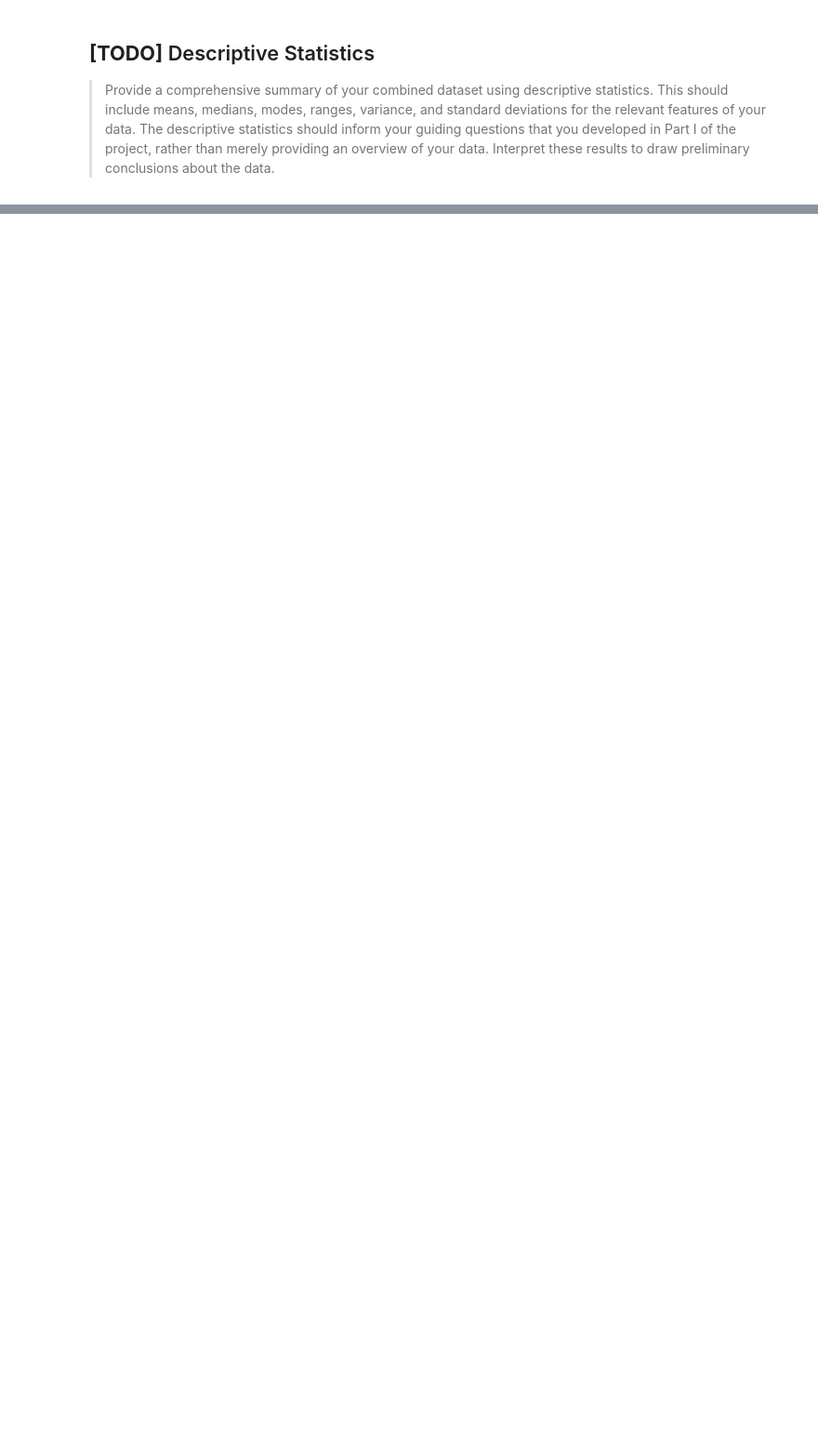
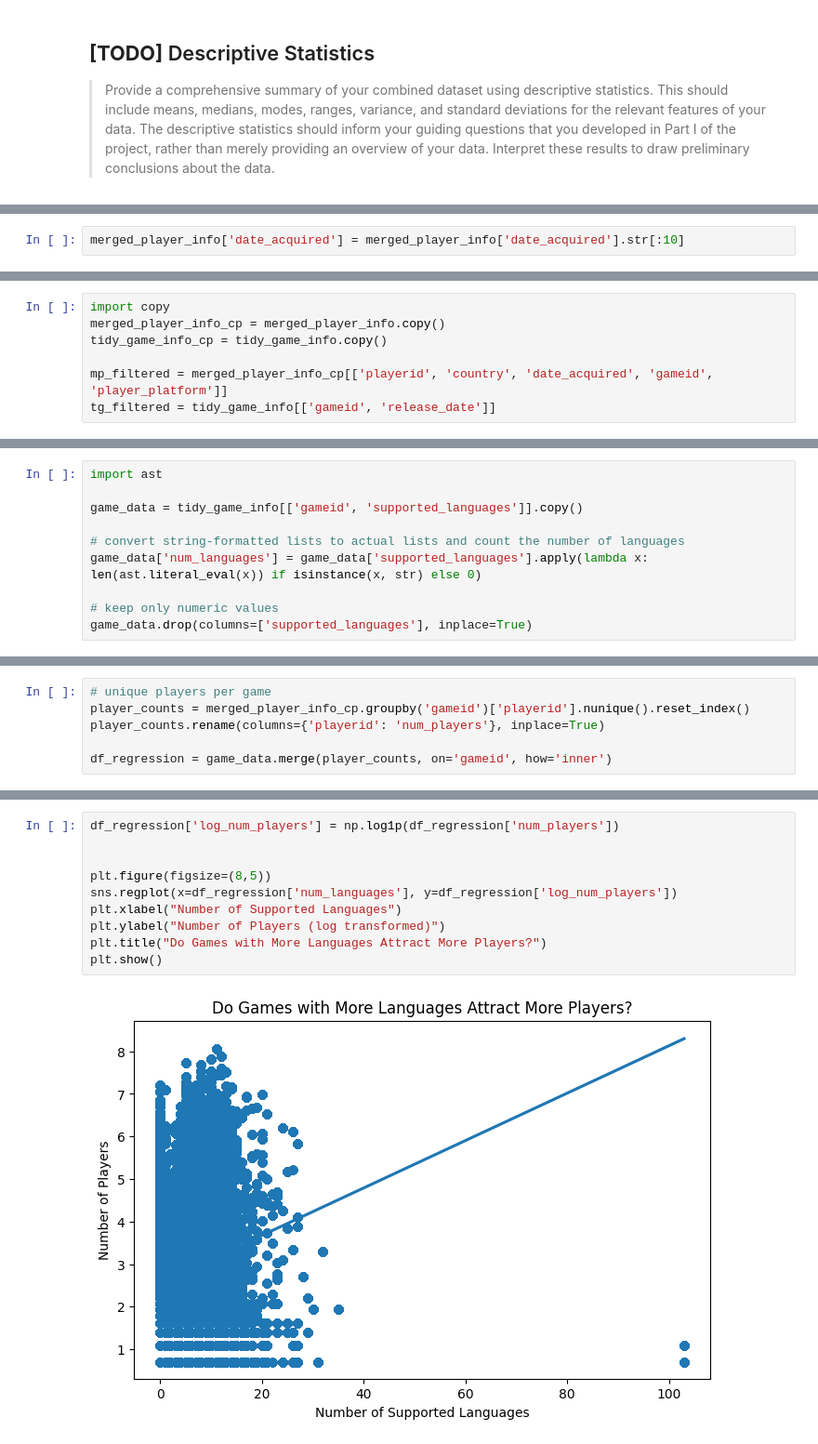
Before and after one commit to yfsongum/video_games_analysis_2025, a Jupyter notebook: SI_618_Project.ipynb, the cells around one changed output, grey strips where cells are left out. Shown at 93% size. Drawn from its saved outputs; the diff is of its cells as text; blank space fills up the shorter version.

Commit message:
merged player info; added infer. stats

```diff
--- a/SI_618_Project.ipynb
+++ b/SI_618_Project.ipynb
@@ -1000,0 +1325,2 @@ Puzzle      4.182173   0.000000  3.135834
+# %%
+merged_player_info['date_acquired'] = merged_player_info['date_acquired'].str[:10]
@@ -1000,0 +1370,7 @@ Puzzle      4.182173   0.000000  3.135834
+# %%
+import copy
+merged_player_info_cp = merged_player_info.copy()
+tidy_game_info_cp = tidy_game_info.copy()
+
+mp_filtered = merged_player_info_cp[['playerid', 'country', 'date_acquired', 'gameid', 'player_platform']]
+tg_filtered = tidy_game_info[['gameid', 'release_date']]
@@ -1000,0 +1480,10 @@ Puzzle      4.182173   0.000000  3.135834
+# %%
+import ast
+
+game_data = tidy_game_info[['gameid', 'supported_languages']].copy()
+
+# convert string-formatted lists to actual lists and count the number of languages
+game_data['num_languages'] = game_data['supported_languages'].apply(lambda x: len(ast.literal_eval(x)) if isinstance(x, str) else 0)
+
+# keep only numeric values
+game_data.drop(columns=['supported_languages'], inplace=True)
@@ -1000,0 +1504,6 @@ Puzzle      4.182173   0.000000  3.135834
+# %%
+# unique players per game
+player_counts = merged_player_info_cp.groupby('gameid')['playerid'].nunique().reset_index()
+player_counts.rename(columns={'playerid': 'num_players'}, inplace=True)
+
+df_regression = game_data.merge(player_counts, on='gameid', how='inner')
@@ -1000,0 +1519,12 @@ Puzzle      4.182173   0.000000  3.135834
+# %%
+df_regression['log_num_players'] = np.log1p(df_regression['num_players'])
+
+
+plt.figure(figsize=(8,5))
+sns.regplot(x=df_regression['num_languages'], y=df_regression['log_num_players'])
+plt.xlabel("Number of Supported Languages")
+plt.ylabel("Number of Players (log transformed)")
+plt.title("Do Games with More Languages Attract More Players?")
+plt.show()
+# %% [output]
+[figure, added]
```
Also changed, not shown: parts of 68 cells of this notebook, 2 other files.
